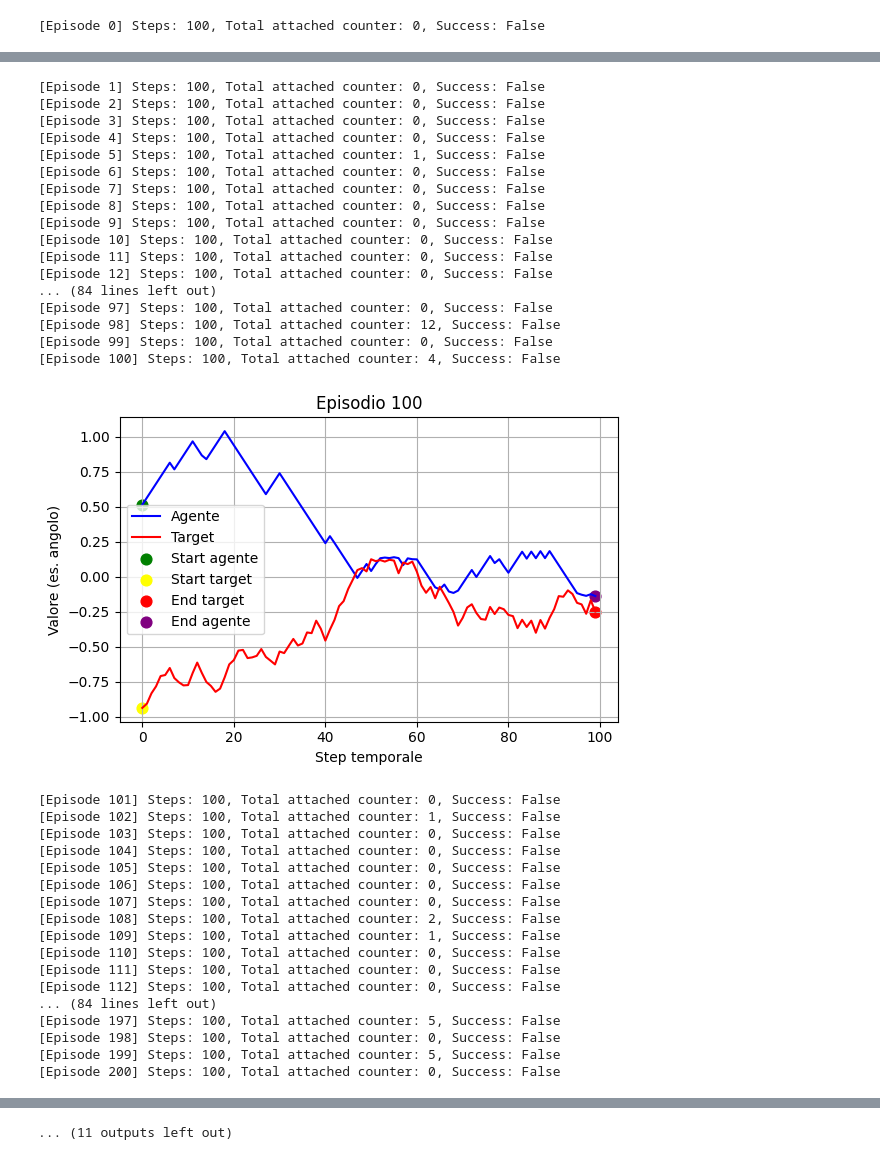
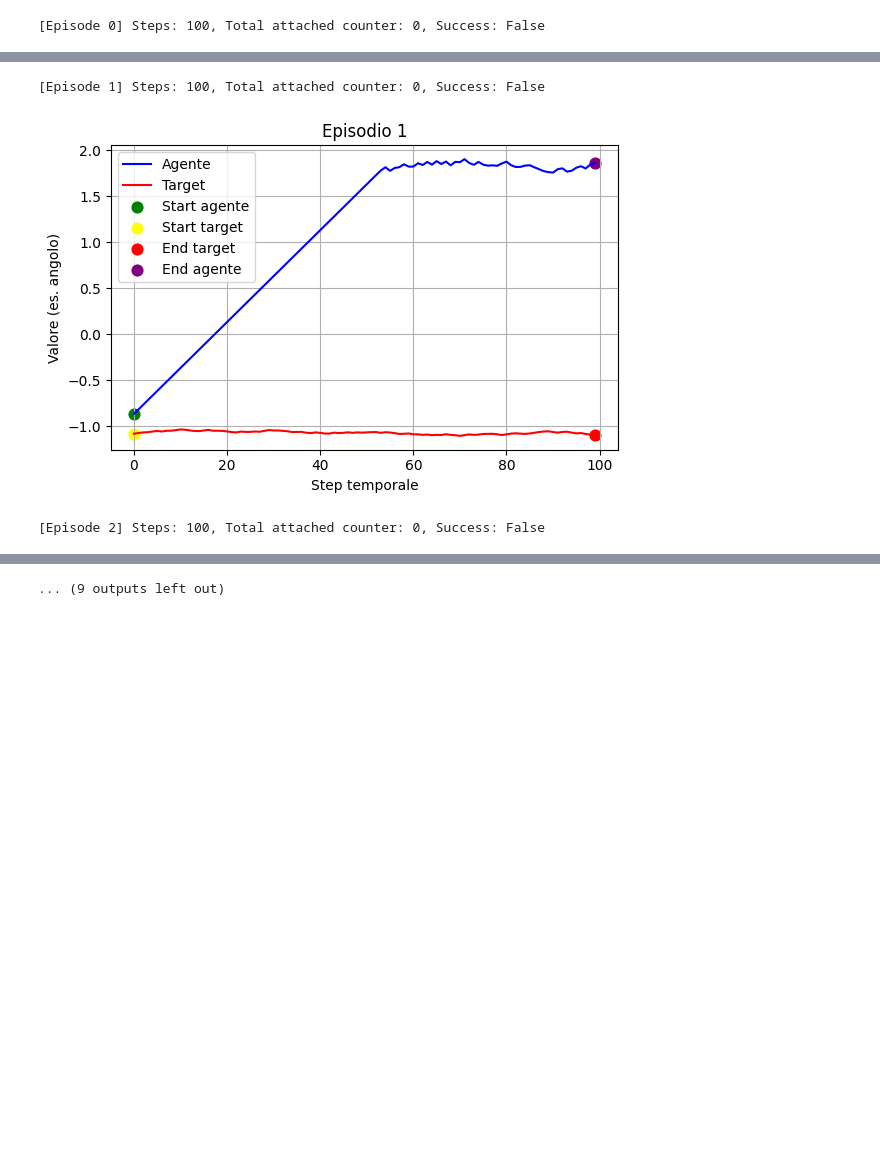
Before and after one commit to EdoardoZappia/RL_IL_AR_for_surgery, a Jupyter notebook: test.ipynb, the cells around one changed output, grey strips where cells are left out. Drawn from its saved outputs; the diff is of its cells as text; code cells hidden in the pictures; blank space fills up the shorter version.

```diff
--- a/test.ipynb
+++ b/test.ipynb
@@ -190,7 +192,7 @@ def load_agent(checkpoint_path, env=None):
     agent.eval()  # Imposta .eval() anche sui moduli interni (se serve, aggiungi)
     return agent
 
-def test_agent_with_random_targets(agent, env=None, num_episodes=1001, tolerance=0.01):
+def test_agent_with_random_targets(agent, env=None, num_episodes=10, tolerance=0.01):
     if env is None:
         env = TrackingEnv()
 
@@ -249,7 +251,7 @@ def test_agent_with_random_targets(agent, env=None, num_episodes=1001, tolerance
 
         print(f"[Episode {ep}] Steps: {step}, Total attached counter: {total_attached_counter}, Success: {success}")
 
-        if ep % 100 == 0:
+        if ep % 1 == 0:
             trajectory = np.array(trajectory)
             target_trajectory = np.array(target_trajectory)
             plt.figure(figsize=(6, 4))
@@ -281,35 +283,3 @@ if __name__ == "__main__":
 [Episode 1] Steps: 100, Total attached counter: 0, Success: False
-[Episode 2] Steps: 100, Total attached counter: 0, Success: False
-[Episode 3] Steps: 100, Total attached counter: 0, Success: False
-[Episode 4] Steps: 100, Total attached counter: 0, Success: False
-[Episode 5] Steps: 100, Total attached counter: 1, Success: False
-[Episode 6] Steps: 100, Total attached counter: 0, Success: False
-[Episode 7] Steps: 100, Total attached counter: 0, Success: False
-[Episode 8] Steps: 100, Total attached counter: 0, Success: False
-[Episode 9] Steps: 100, Total attached counter: 0, Success: False
-[Episode 10] Steps: 100, Total attached counter: 0, Success: False
-[Episode 11] Steps: 100, Total attached counter: 0, Success: False
-[Episode 12] Steps: 100, Total attached counter: 0, Success: False
-... (84 lines left out)
-[Episode 97] Steps: 100, Total attached counter: 0, Success: False
-[Episode 98] Steps: 100, Total attached counter: 12, Success: False
-[Episode 99] Steps: 100, Total attached counter: 0, Success: False
-[Episode 100] Steps: 100, Total attached counter: 4, Success: False
-[figure, old version]
+[figure, new version]
-[Episode 101] Steps: 100, Total attached counter: 0, Success: False
-[Episode 102] Steps: 100, Total attached counter: 1, Success: False
-[Episode 103] Steps: 100, Total attached counter: 0, Success: False
-[Episode 104] Steps: 100, Total attached counter: 0, Success: False
-[Episode 105] Steps: 100, Total attached counter: 0, Success: False
-[Episode 106] Steps: 100, Total attached counter: 0, Success: False
-[Episode 107] Steps: 100, Total attached counter: 0, Success: False
-[Episode 108] Steps: 100, Total attached counter: 2, Success: False
-[Episode 109] Steps: 100, Total attached counter: 1, Success: False
-[Episode 110] Steps: 100, Total attached counter: 0, Success: False
-[Episode 111] Steps: 100, Total attached counter: 0, Success: False
-[Episode 112] Steps: 100, Total attached counter: 0, Success: False
-... (84 lines left out)
-[Episode 197] Steps: 100, Total attached counter: 5, Success: False
-[Episode 198] Steps: 100, Total attached counter: 0, Success: False
-[Episode 199] Steps: 100, Total attached counter: 5, Success: False
-[Episode 200] Steps: 100, Total attached counter: 0, Success: False
+[Episode 2] Steps: 100, Total attached counter: 0, Success: False
@@ -371 +293 @@ if __name__ == "__main__":
-... (11 outputs left out)
+... (9 outputs left out)
```
Also changed, not shown: parts of 2 cells of this notebook, 5 other files.
